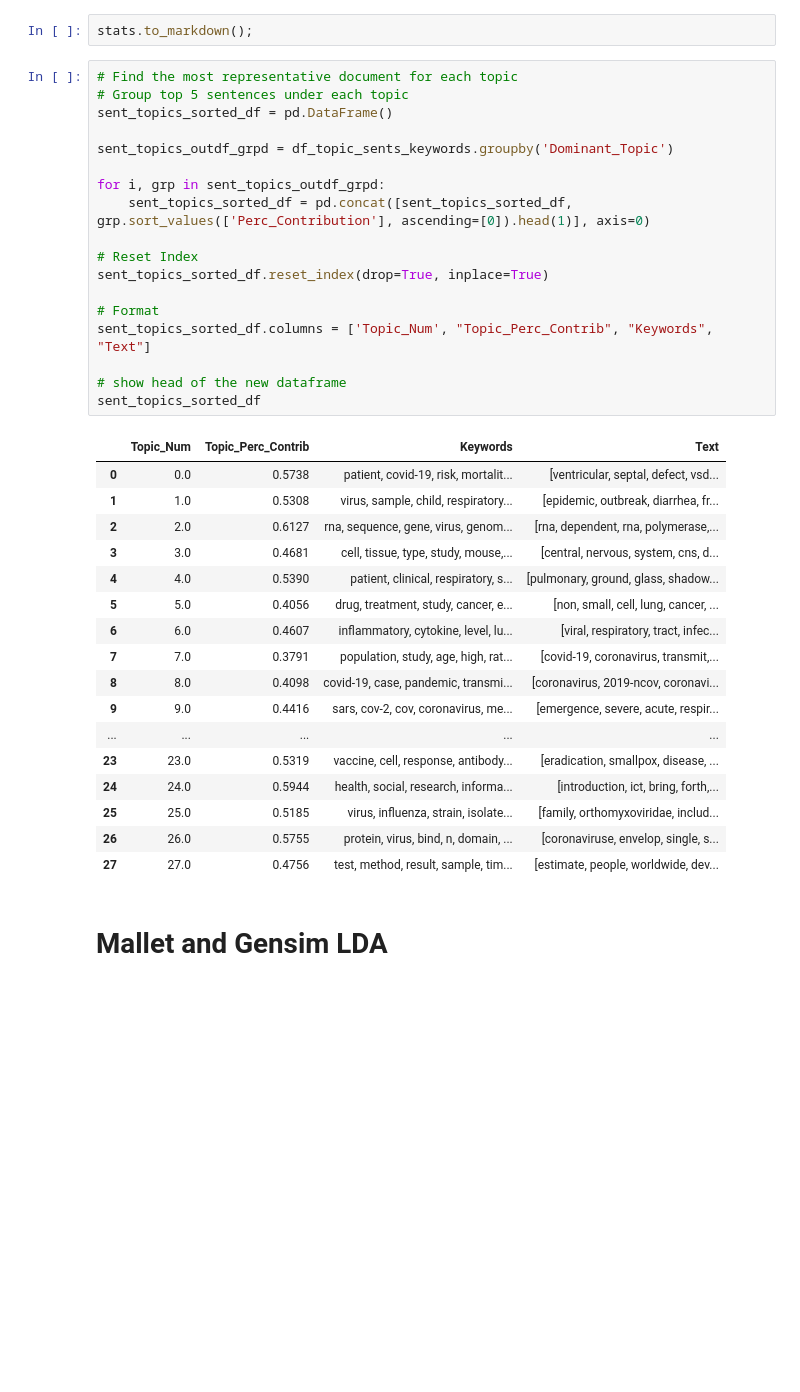
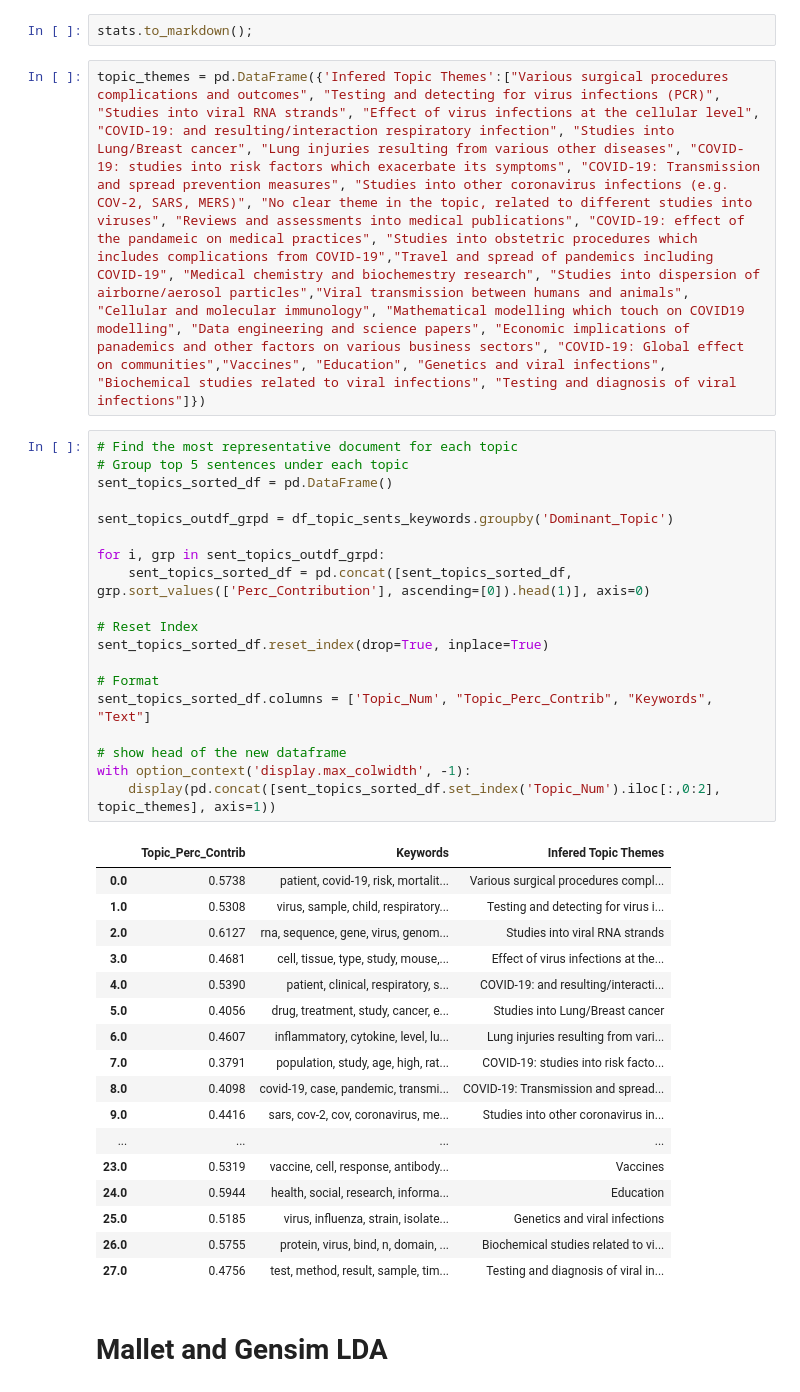
Before and after one commit to oqusous/COVID19_pmc_LDA, a Jupyter notebook: 01_IntroConc_Gensim_LDA_models.ipynb, the cells around one changed output. Saved outputs shown, nothing was run; the diff lists cells and outputs as text; blank space fills up the shorter version.

Commit message:
infered topics table

```diff
--- a/01_IntroConc_Gensim_LDA_models.ipynb
+++ b/01_IntroConc_Gensim_LDA_models.ipynb
@@ -328,42 +327,45 @@ with option_context('display.max_colwidth', -1):
 | 27 | 399 | Performance of the TB-LAMP diagno... | [PMC5890091, PMC7448668, PMC70946... | [0.476, 0.396, 0.374, 0.371, 0.364] |
 # %%
 stats.to_markdown();
+# %%
+topic_themes = pd.DataFrame({'Infered Topic Themes':["Various surgical procedures complications and outcomes", "Testing and detecting for virus infections (PCR)", "Studies into viral RNA strands", "Effect of virus infections at the cellular level", "COVID-19: and resulting/interaction respiratory infection", "Studies into Lung/Breast cancer", "Lung injuries resulting from various other diseases", "COVID-19: studies into risk factors which exacerbate its symptoms", "COVID-19: Transmission and spread prevention measures", "Studies into other coronavirus infections (e.g. COV-2, SARS, MERS)", "No clear theme in the topic, related to different studies into viruses", "Reviews and assessments into medical publications", "COVID-19: effect of the pandameic on medical practices", "Studies into obstetric procedures which includes complications from COVID-19","Travel and spread of pandemics including COVID-19", "Medical chemistry and biochemestry research", "Studies into dispersion of airborne/aerosol particles","Viral transmission between humans and animals", "Cellular and molecular immunology", "Mathematical modelling which touch on COVID19 modelling", "Data engineering and science papers", "Economic implications of panademics and other factors on various business sectors", "COVID-19: Global effect on communities","Vaccines", "Education", "Genetics and viral infections", "Biochemical studies related to viral infections", "Testing and diagnosis of viral infections"]})
 # %%
 # Find the most representative document for each topic
 # Group top 5 sentences under each topic
 sent_topics_sorted_df = pd.DataFrame()
 
 sent_topics_outdf_grpd = df_topic_sents_keywords.groupby('Dominant_Topic')
 
 for i, grp in sent_topics_outdf_grpd:
     sent_topics_sorted_df = pd.concat([sent_topics_sorted_df, grp.sort_values(['Perc_Contribution'], ascending=[0]).head(1)], axis=0)
 
 # Reset Index
 sent_topics_sorted_df.reset_index(drop=True, inplace=True)
 
 # Format
 sent_topics_sorted_df.columns = ['Topic_Num', "Topic_Perc_Contrib", "Keywords", "Text"]
 
 # show head of the new dataframe
-sent_topics_sorted_df
+with option_context('display.max_colwidth', -1):
+    display(pd.concat([sent_topics_sorted_df.set_index('Topic_Num').iloc[:,0:2], topic_themes], axis=1))
 # %% [output]
-|  | Topic_Num | Topic_Perc_Contrib | Keywords | Text |
-| 0 | 0.0 | 0.5738 | patient, covid-19, risk, mortalit... | [ventricular, septal, defect, vsd... |
-| 1 | 1.0 | 0.5308 | virus, sample, child, respiratory... | [epidemic, outbreak, diarrhea, fr... |
-| 2 | 2.0 | 0.6127 | rna, sequence, gene, virus, genom... | [rna, dependent, rna, polymerase,... |
-| 3 | 3.0 | 0.4681 | cell, tissue, type, study, mouse,... | [central, nervous, system, cns, d... |
-| 4 | 4.0 | 0.5390 | patient, clinical, respiratory, s... | [pulmonary, ground, glass, shadow... |
-| 5 | 5.0 | 0.4056 | drug, treatment, study, cancer, e... | [non, small, cell, lung, cancer, ... |
-| 6 | 6.0 | 0.4607 | inflammatory, cytokine, level, lu... | [viral, respiratory, tract, infec... |
-| 7 | 7.0 | 0.3791 | population, study, age, high, rat... | [covid-19, coronavirus, transmit,... |
-| 8 | 8.0 | 0.4098 | covid-19, case, pandemic, transmi... | [coronavirus, 2019-ncov, coronavi... |
-| 9 | 9.0 | 0.4416 | sars, cov-2, cov, coronavirus, me... | [emergence, severe, acute, respir... |
-| ... | ... | ... | ... | ... |
-| 23 | 23.0 | 0.5319 | vaccine, cell, response, antibody... | [eradication, smallpox, disease, ... |
-| 24 | 24.0 | 0.5944 | health, social, research, informa... | [introduction, ict, bring, forth,... |
-| 25 | 25.0 | 0.5185 | virus, influenza, strain, isolate... | [family, orthomyxoviridae, includ... |
-| 26 | 26.0 | 0.5755 | protein, virus, bind, n, domain, ... | [coronaviruse, envelop, single, s... |
-| 27 | 27.0 | 0.4756 | test, method, result, sample, tim... | [estimate, people, worldwide, dev... |
+|  | Topic_Perc_Contrib | Keywords | Infered Topic Themes |
+| 0.0 | 0.5738 | patient, covid-19, risk, mortalit... | Various surgical procedures compl... |
+| 1.0 | 0.5308 | virus, sample, child, respiratory... | Testing and detecting for virus i... |
+| 2.0 | 0.6127 | rna, sequence, gene, virus, genom... | Studies into viral RNA strands |
+| 3.0 | 0.4681 | cell, tissue, type, study, mouse,... | Effect of virus infections at the... |
+| 4.0 | 0.5390 | patient, clinical, respiratory, s... | COVID-19: and resulting/interacti... |
+| 5.0 | 0.4056 | drug, treatment, study, cancer, e... | Studies into Lung/Breast cancer |
+| 6.0 | 0.4607 | inflammatory, cytokine, level, lu... | Lung injuries resulting from vari... |
+| 7.0 | 0.3791 | population, study, age, high, rat... | COVID-19: studies into risk facto... |
+| 8.0 | 0.4098 | covid-19, case, pandemic, transmi... | COVID-19: Transmission and spread... |
+| 9.0 | 0.4416 | sars, cov-2, cov, coronavirus, me... | Studies into other coronavirus in... |
+| ... | ... | ... | ... |
+| 23.0 | 0.5319 | vaccine, cell, response, antibody... | Vaccines |
+| 24.0 | 0.5944 | health, social, research, informa... | Education |
+| 25.0 | 0.5185 | virus, influenza, strain, isolate... | Genetics and viral infections |
+| 26.0 | 0.5755 | protein, virus, bind, n, domain, ... | Biochemical studies related to vi... |
+| 27.0 | 0.4756 | test, method, result, sample, tim... | Testing and diagnosis of viral in... |
 # %% [markdown]
 # Mallet and Gensim LDA
 # %%
```
Also changed, not shown: parts of 5 cells of this notebook, 1 other file.
